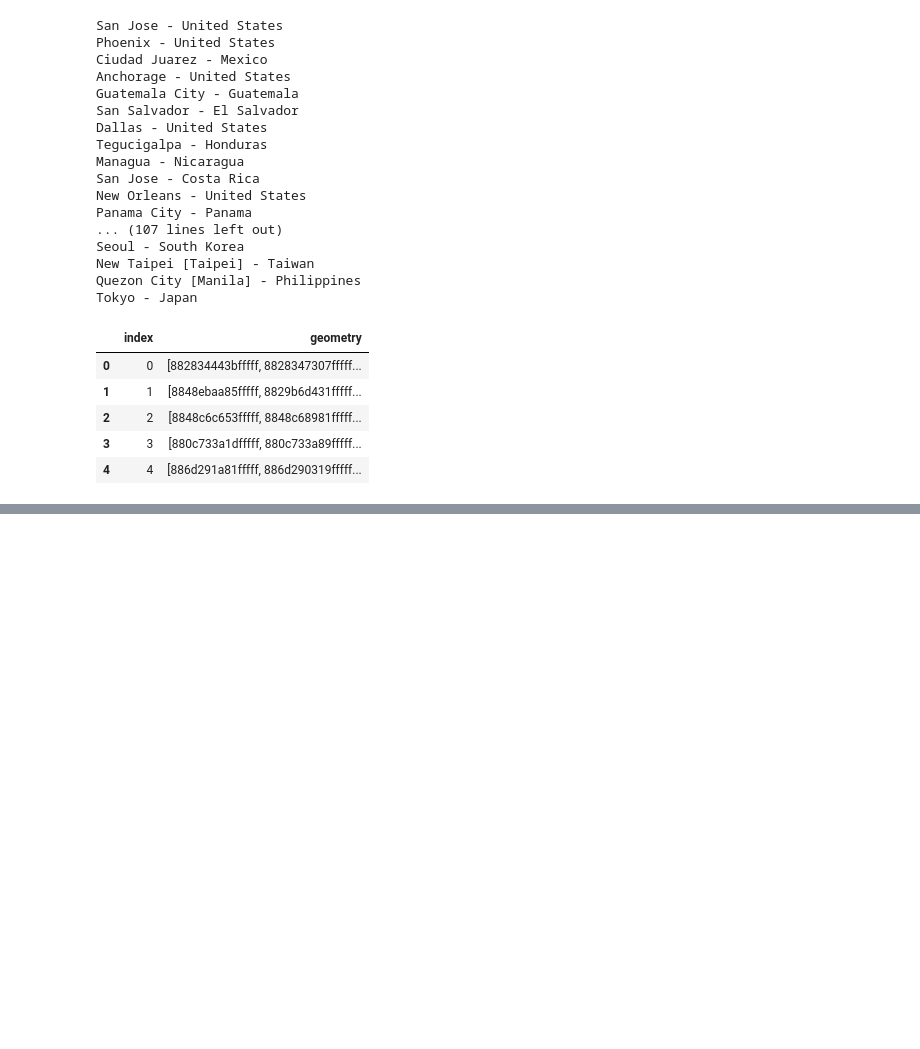
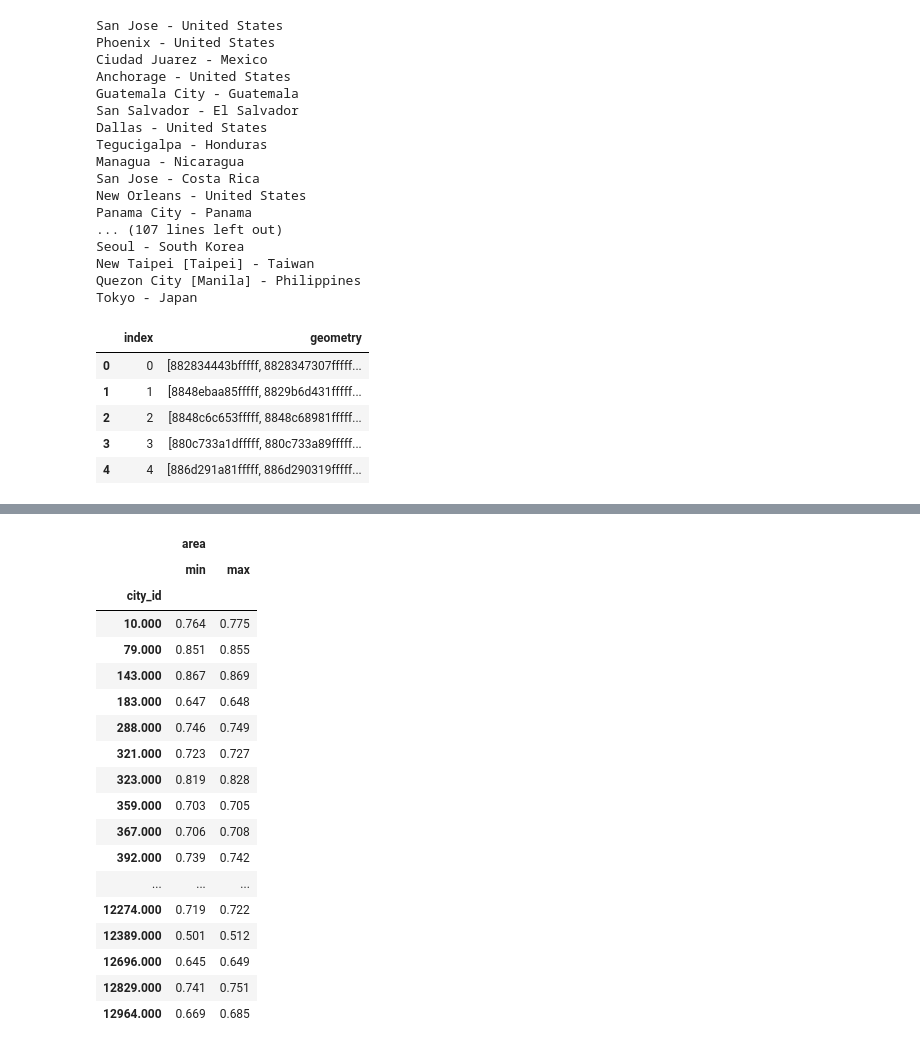
Before and after one commit to dw-data/city-tree-coverage, a Jupyter notebook: code/1. Get city outlines and hexbins them.ipynb, the cells around one changed output, grey strips where cells are left out. Saved outputs shown, nothing was run; the diff lists cells and outputs as text; code cells hidden in the pictures; blank space fills up the shorter version.

```diff
--- a/code/1. Get city outlines and hexbins them.ipynb
+++ b/code/1. Get city outlines and hexbins them.ipynb
@@ -161,0 +185,23 @@ hexbinned_cities.to_file(f"{dir_}/city_hexagons.shp")
+# %%
+# Range within each city. The differences in areag are minimal.
+hexbinned_cities.groupby(['city_id']).agg({'area': [np.min,np.max]})
+# %% [output]
+|  | area |  |
+|  | min | max |
+| city_id |  |  |
+| 10.000 | 0.764 | 0.775 |
+| 79.000 | 0.851 | 0.855 |
+| 143.000 | 0.867 | 0.869 |
+| 183.000 | 0.647 | 0.648 |
+| 288.000 | 0.746 | 0.749 |
+| 321.000 | 0.723 | 0.727 |
+| 323.000 | 0.819 | 0.828 |
+| 359.000 | 0.703 | 0.705 |
+| 367.000 | 0.706 | 0.708 |
+| 392.000 | 0.739 | 0.742 |
+| ... | ... | ... |
+| 12274.000 | 0.719 | 0.722 |
+| 12389.000 | 0.501 | 0.512 |
+| 12696.000 | 0.645 | 0.649 |
+| 12829.000 | 0.741 | 0.751 |
+| 12964.000 | 0.669 | 0.685 |
```
Also changed, not shown: parts of 3 cells of this notebook.
